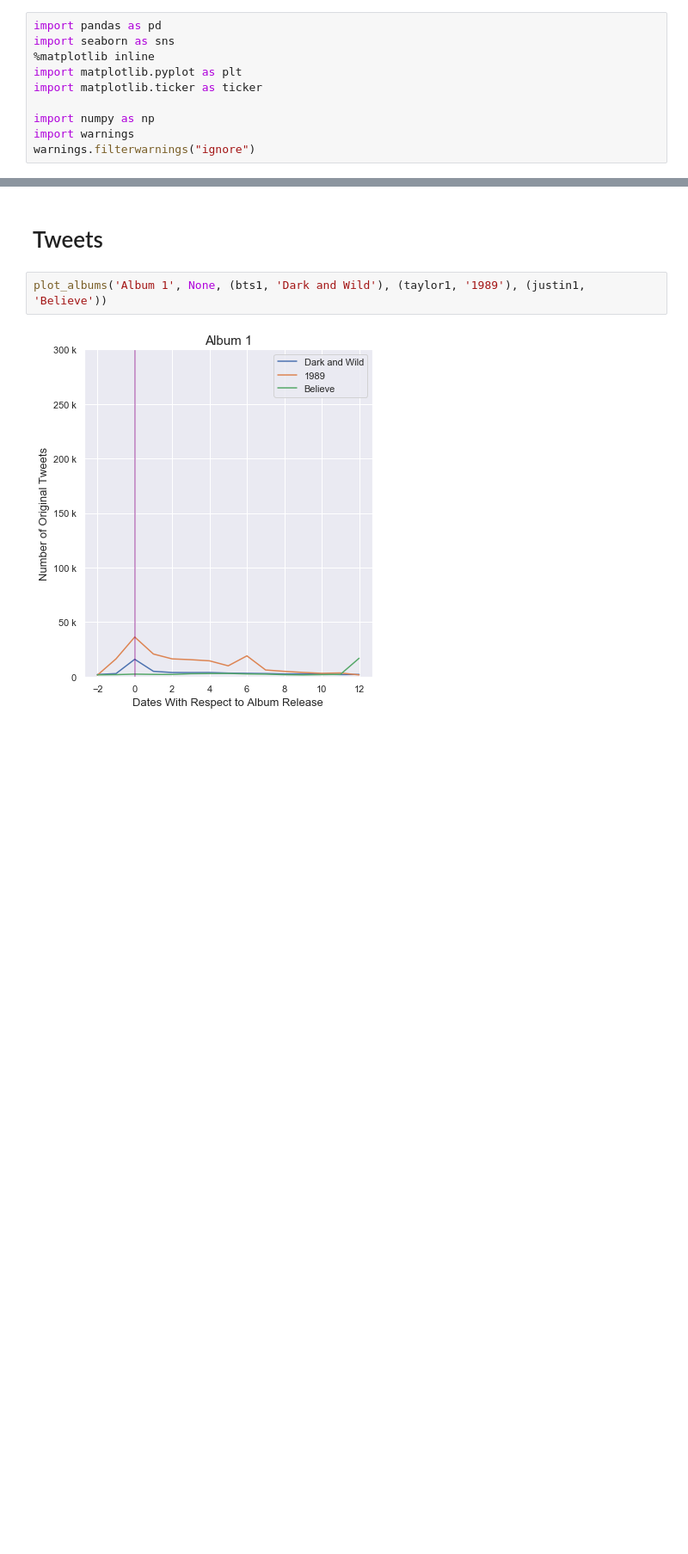
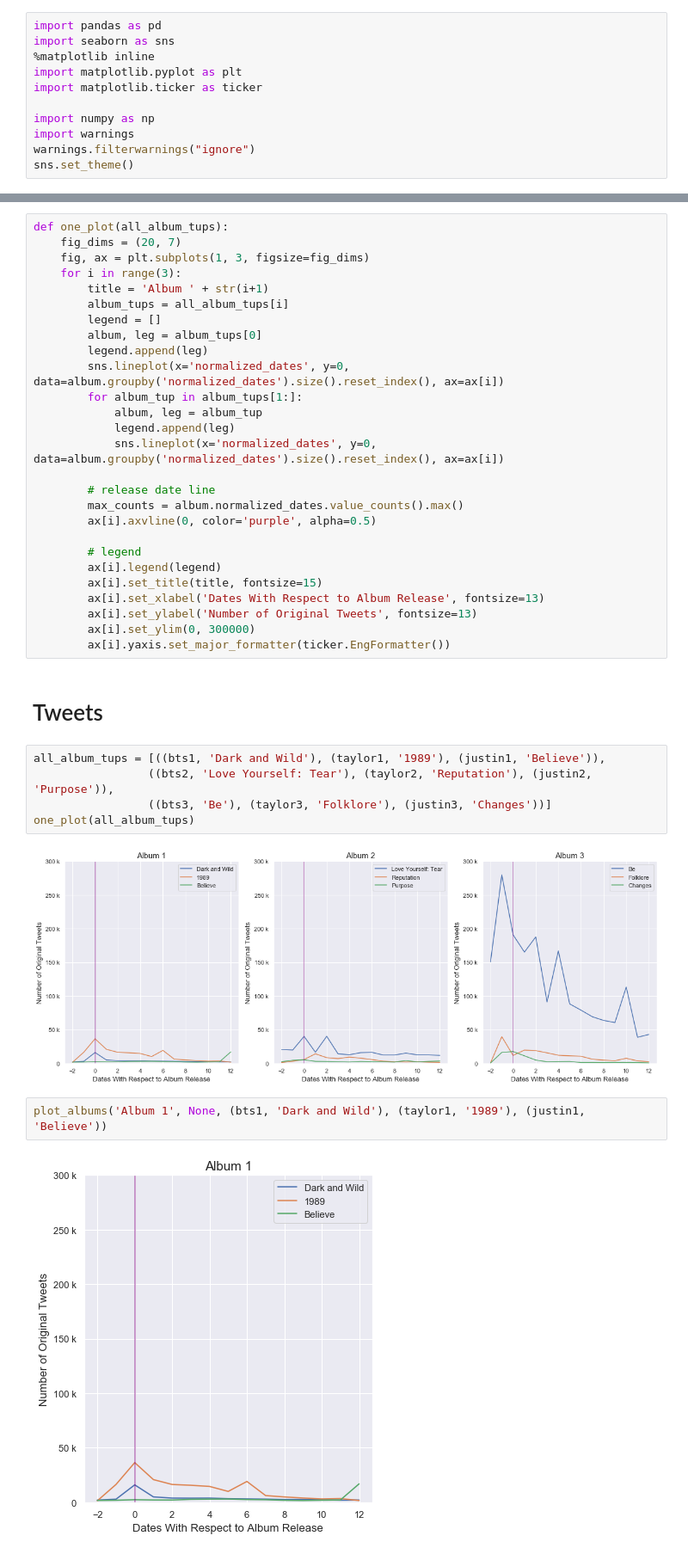
Before and after one commit to dliu9999/Fandom-Online-Collaboration, a Jupyter notebook: notebooks/eda.ipynb, the cells around one changed output, grey strips where cells are left out. Shown: that part at 86% size. Cells and saved outputs as stored; diff of their text form; blank space fills up the shorter version.

```diff
--- a/notebooks/eda.ipynb
+++ b/notebooks/eda.ipynb
@@ -8,6 +8,7 @@ import matplotlib.ticker as ticker
 import numpy as np
 import warnings
 warnings.filterwarnings("ignore")
+sns.set_theme()
 # %%
 # read data
 bts1 = pd.read_csv('../data/raw/bts/dark_wild_final.csv')
@@ -62,5 +65,39 @@ def plot_albums(title, outdir=None, *album_tups):
+# %%
+def one_plot(all_album_tups):
+    fig_dims = (20, 7)
+    fig, ax = plt.subplots(1, 3, figsize=fig_dims)
+    for i in range(3):
+        title = 'Album ' + str(i+1)
+        album_tups = all_album_tups[i]
+        legend = []
+        album, leg = album_tups[0]
+        legend.append(leg)
+        sns.lineplot(x='normalized_dates', y=0, data=album.groupby('normalized_dates').size().reset_index(), ax=ax[i])
+        for album_tup in album_tups[1:]:
+            album, leg = album_tup
+            legend.append(leg)
+            sns.lineplot(x='normalized_dates', y=0, data=album.groupby('normalized_dates').size().reset_index(), ax=ax[i])
+
+        # release date line
+        max_counts = album.normalized_dates.value_counts().max()
+        ax[i].axvline(0, color='purple', alpha=0.5)
+
+        # legend
+        ax[i].legend(legend)
+        ax[i].set_title(title, fontsize=15)
+        ax[i].set_xlabel('Dates With Respect to Album Release', fontsize=13)
+        ax[i].set_ylabel('Number of Original Tweets', fontsize=13)
+        ax[i].set_ylim(0, 300000)
+        ax[i].yaxis.set_major_formatter(ticker.EngFormatter())
 # %% [markdown]
 # Tweets
+# %%
+all_album_tups = [((bts1, 'Dark and Wild'), (taylor1, '1989'), (justin1, 'Believe')),
+                 ((bts2, 'Love Yourself: Tear'), (taylor2, 'Reputation'), (justin2, 'Purpose')),
+                 ((bts3, 'Be'), (taylor3, 'Folklore'), (justin3, 'Changes'))]
+one_plot(all_album_tups)
+# %% [output]
+[figure, added]
 # %%
 plot_albums('Album 1', None, (bts1, 'Dark and Wild'), (taylor1, '1989'), (justin1, 'Believe'))
 # %% [output]
```
Also changed, not shown: parts of 1 cell of this notebook, 7 other files.
